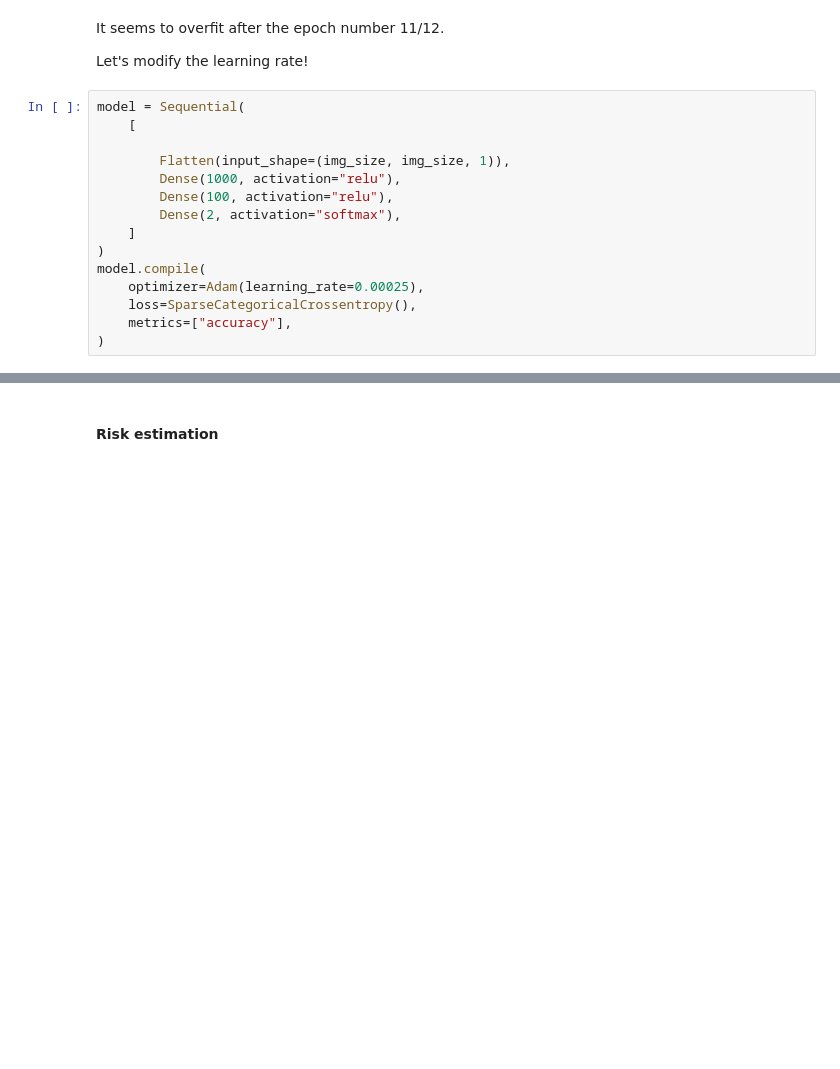
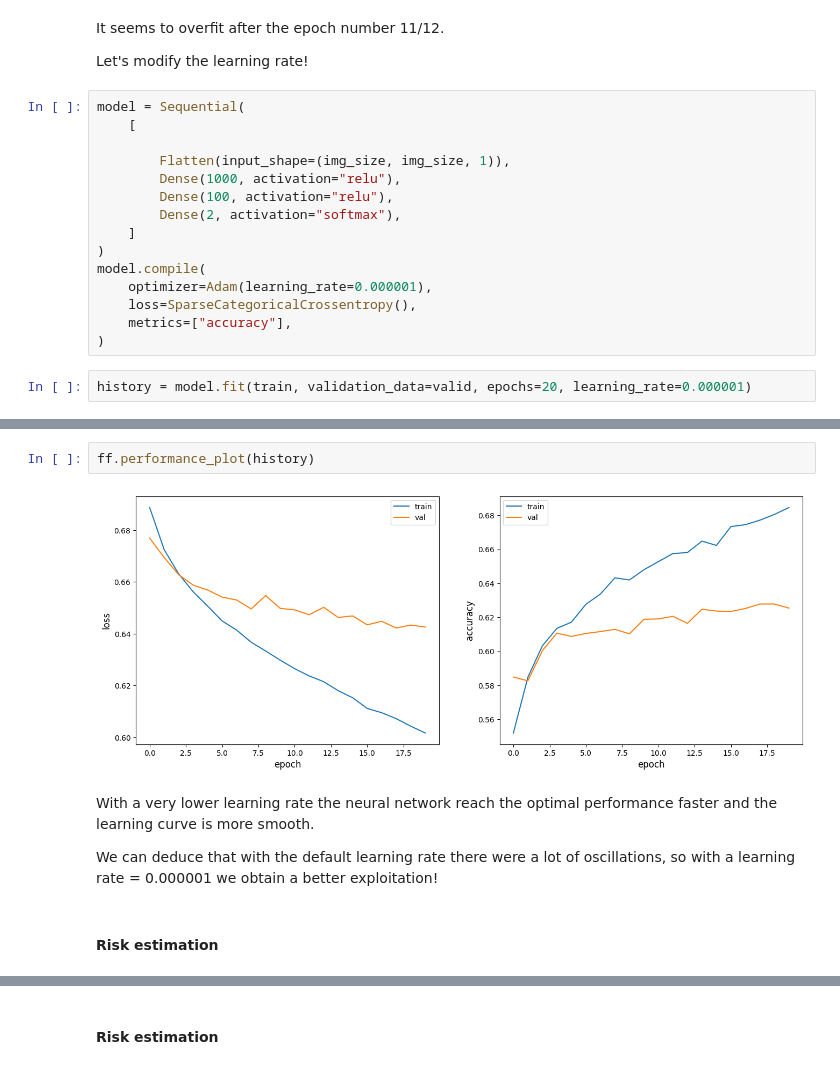
Before and after one commit to TommasoLocatelli/ml_cats_vs_dogs, a Jupyter notebook: 1.FeedForward.ipynb, the cells around one changed output, grey strips where cells are left out. Cells and saved outputs as stored; diff of their text form; blank space fills up the shorter version.

```diff
--- a/1.FeedForward.ipynb
+++ b/1.FeedForward.ipynb
@@ -201,7 +201,9 @@ model = Sequential(
     ]
 )
 model.compile(
-    optimizer=Adam(learning_rate=0.00025),
+    optimizer=Adam(learning_rate=0.000001),
     loss=SparseCategoricalCrossentropy(),
     metrics=["accuracy"],
 )
+# %%
+history = model.fit(train, validation_data=valid, epochs=20, learning_rate=0.000001)
@@ -207,0 +228,10 @@ model.compile(
+# %%
+ff.performance_plot(history)
+# %% [output]
+[figure, added]
+# %% [markdown]
+With a very lower learning rate the neural network reach the optimal performance faster and the learning curve is more smooth.
+
+We can deduce that with the default learning rate there were a lot of oscillations, so with a learning rate = 0.000001 we obtain a better exploitation!
+# %% [markdown]
+#### Risk estimation
```
Also changed, not shown: parts of 38 cells of this notebook, 4 other files.
